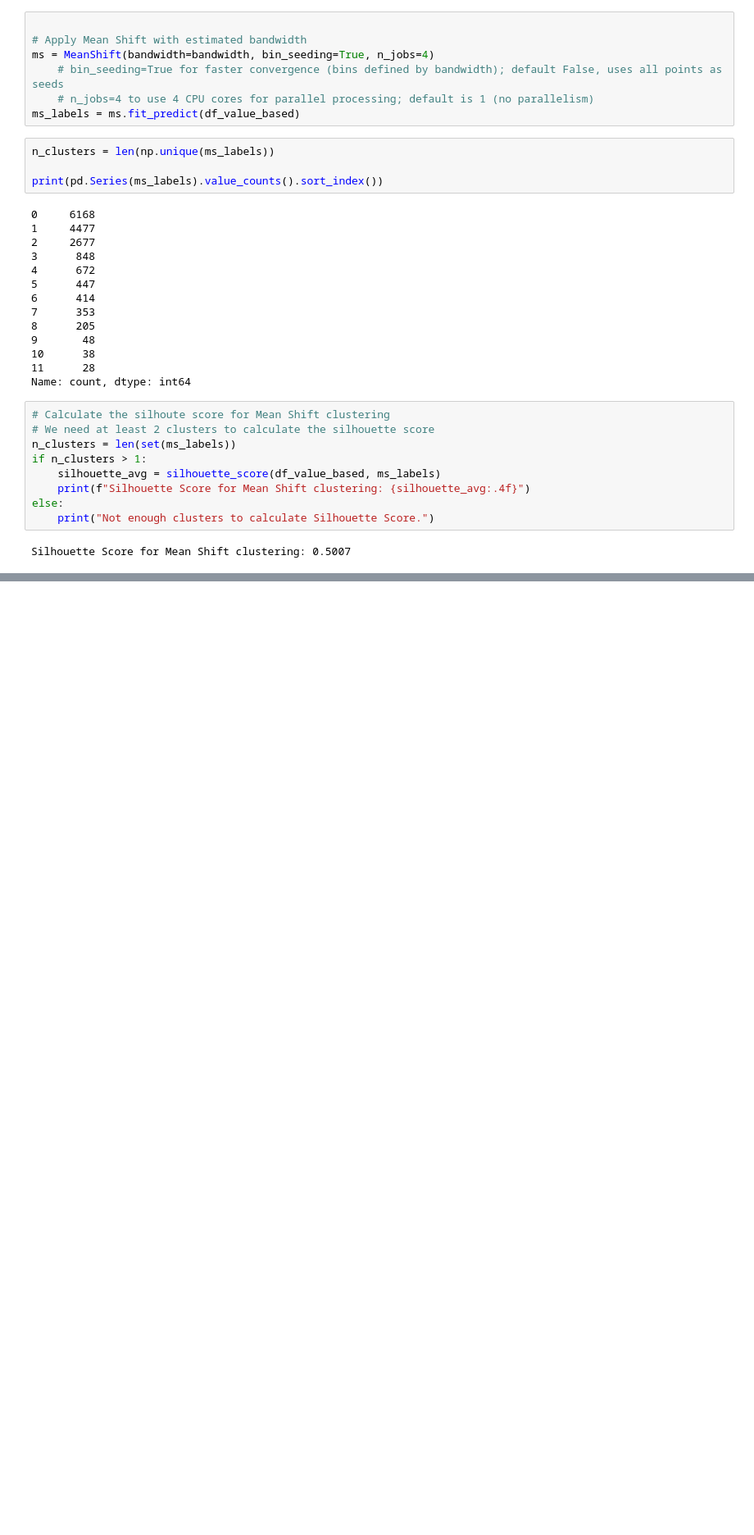
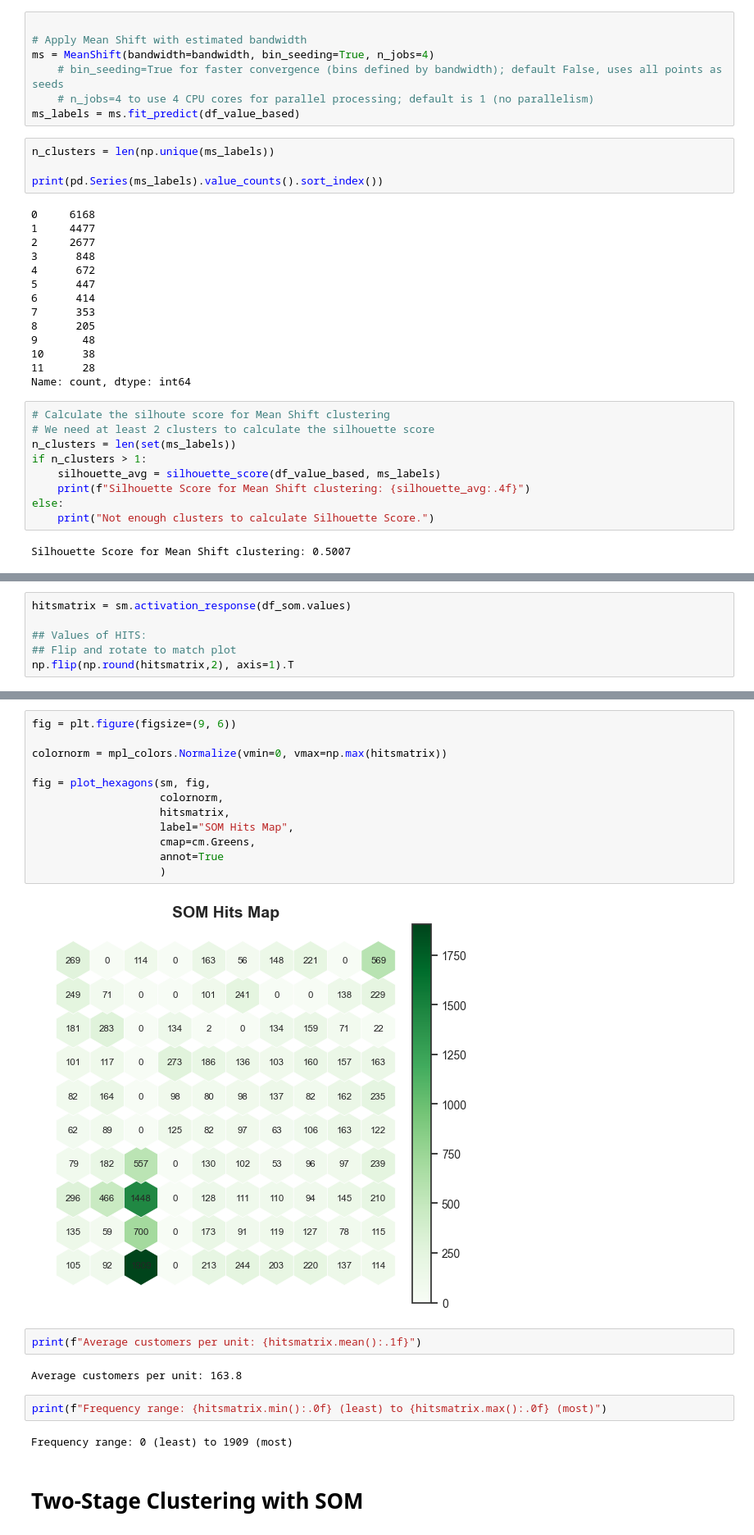
Before and after one commit to Mehmet1700/DataMining2025, a Jupyter notebook: notebooks_deliverable2/01_Clustering_Value_Based.ipynb, the cells around one changed output, grey strips where cells are left out. Shown at 82% size. Drawn from its saved outputs; the diff is of its cells as text; blank space fills up the shorter version.

```diff
--- a/notebooks_deliverable2/01_Clustering_Value_Based.ipynb
+++ b/notebooks_deliverable2/01_Clustering_Value_Based.ipynb
@@ -874,0 +1122,6 @@ Silhouette Score for Mean Shift clustering: 0.5007
+# %%
+hitsmatrix = sm.activation_response(df_som.values)
+
+## Values of HITS:
+## Flip and rotate to match plot
+np.flip(np.round(hitsmatrix,2), axis=1).T
@@ -874,0 +1149,24 @@ Silhouette Score for Mean Shift clustering: 0.5007
+# %%
+fig = plt.figure(figsize=(9, 6))
+
+colornorm = mpl_colors.Normalize(vmin=0, vmax=np.max(hitsmatrix))
+
+fig = plot_hexagons(sm, fig,
+                    colornorm,
+                    hitsmatrix,
+                    label="SOM Hits Map",
+                    cmap=cm.Greens,
+                    annot=True
+                    )
+# %% [output]
+[figure, added]
+# %%
+print(f"Average customers per unit: {hitsmatrix.mean():.1f}")
+# %% [output]
+Average customers per unit: 163.8
+# %%
+print(f"Frequency range: {hitsmatrix.min():.0f} (least) to {hitsmatrix.max():.0f} (most)")
+# %% [output]
+Frequency range: 0 (least) to 1909 (most)
+# %% [markdown]
+# Two-Stage Clustering with SOM
```
Also changed, not shown: parts of 37 cells of this notebook, 3 other files.
